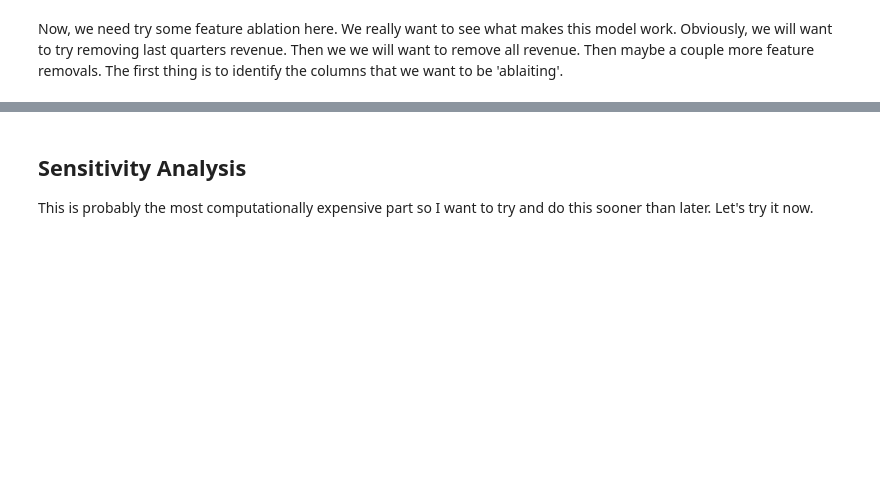
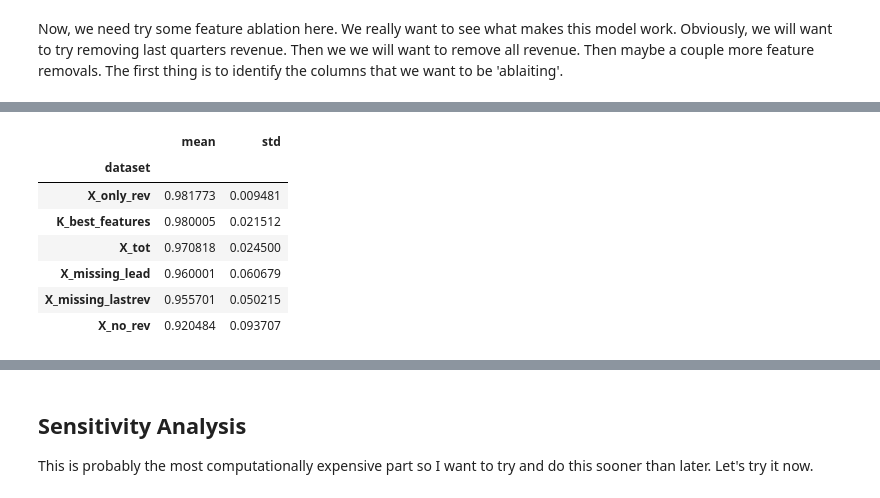
Before and after one commit to tmacpherson6/machine_learning_in_fundamental_valuations, a Jupyter notebook: Notebooks/Thomas/10 - Hyperparameter Tuning.ipynb, the cells around one changed output, grey strips where cells are left out. Cells and saved outputs as stored; diff of their text form; code cells hidden in the pictures; blank space fills up the shorter version.

```diff
--- a/Notebooks/Thomas/10 - Hyperparameter Tuning.ipynb
+++ b/Notebooks/Thomas/10 - Hyperparameter Tuning.ipynb
@@ -511 +564,12 @@ chart2 = alt.Chart(df).mark_boxplot(size=33, opacity=0.5,
+# %%
+abl_summary
+# %% [output]
+|  | mean | std |
+| dataset |  |  |
+| X_only_rev | 0.981773 | 0.009481 |
+| K_best_features | 0.980005 | 0.021512 |
+| X_tot | 0.970818 | 0.024500 |
+| X_missing_lead | 0.960001 | 0.060679 |
+| X_missing_lastrev | 0.955701 | 0.050215 |
+| X_no_rev | 0.920484 | 0.093707 |
 # %%
```
Also changed, not shown: parts of 12 cells of this notebook, 1 other file.
